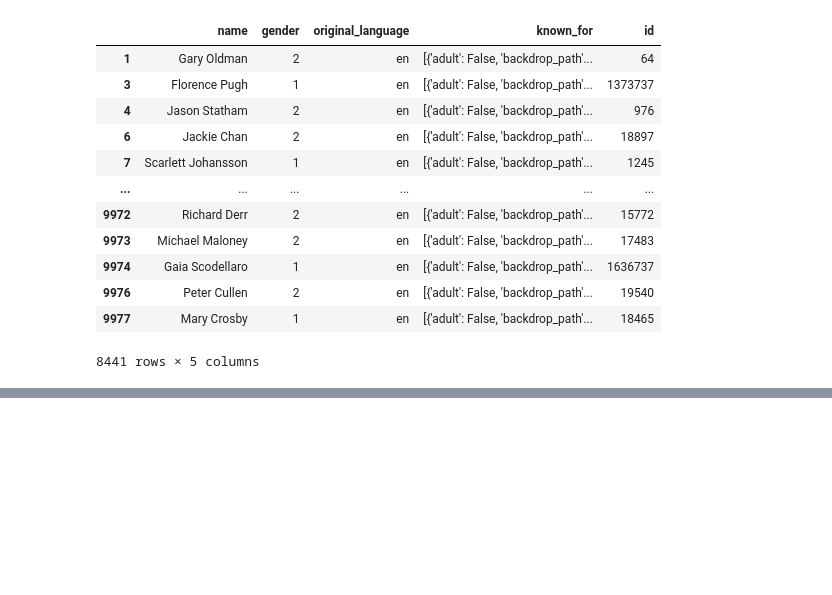
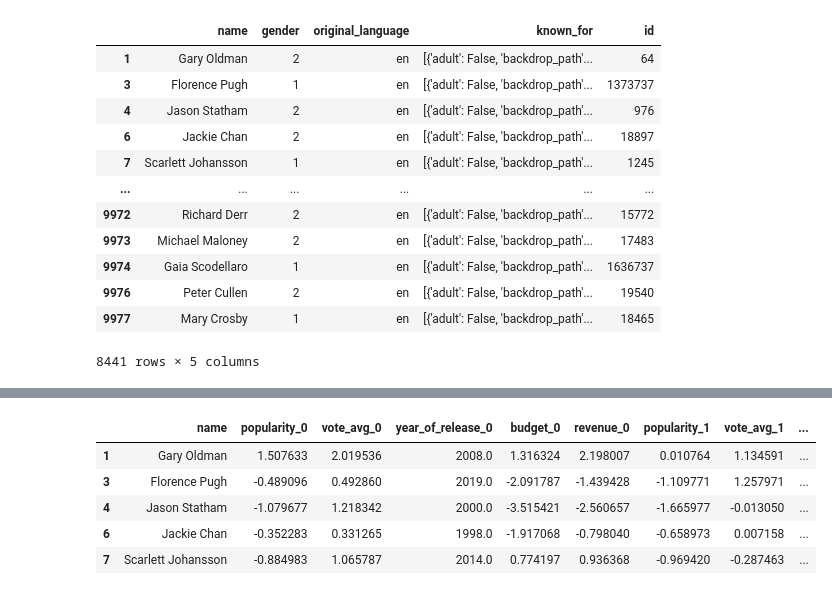
Before and after one commit to epfl-ada/ada-2023-project-cinemada, a Jupyter notebook: Main_analysis/fame_prediction.ipynb, the cells around one changed output, grey strips where cells are left out. Cells and saved outputs as stored; diff of their text form; code cells hidden in the pictures; blank space fills up the shorter version.

```diff
--- a/Main_analysis/fame_prediction.ipynb
+++ b/Main_analysis/fame_prediction.ipynb
@@ -109,0 +165,14 @@ actors_df.to_csv('../Data/preprocessed_data/embedding_db.csv', index=False)
+# %%
+# vote average doesn't require time scaling
+for column_to_scale in ["vote_avg_0", "vote_avg_1", "vote_avg_2"]:
+    actors_df[column_to_scale] -= actors_df[column_to_scale].mean()
+    actors_df[column_to_scale] /= actors_df[column_to_scale].std()
+# %%
+actors_df.head()
+# %% [output]
+|  | name | popularity_0 | vote_avg_0 | year_of_release_0 | budget_0 | revenue_0 | popularity_1 | vote_avg_1 | ... |
+| 1 | Gary Oldman | 1.507633 | 2.019536 | 2008.0 | 1.316324 | 2.198007 | 0.010764 | 1.134591 | ... |
+| 3 | Florence Pugh | -0.489096 | 0.492860 | 2019.0 | -2.091787 | -1.439428 | -1.109771 | 1.257971 | ... |
+| 4 | Jason Statham | -1.079677 | 1.218342 | 2000.0 | -3.515421 | -2.560657 | -1.665977 | -0.013050 | ... |
+| 6 | Jackie Chan | -0.352283 | 0.331265 | 1998.0 | -1.917068 | -0.798040 | -0.658973 | 0.007158 | ... |
+| 7 | Scarlett Johansson | -0.884983 | 1.065787 | 2014.0 | 0.774197 | 0.936368 | -0.969420 | -0.287463 | ... |
```
Also changed, not shown: parts of 8 cells of this notebook, 1 other file.
